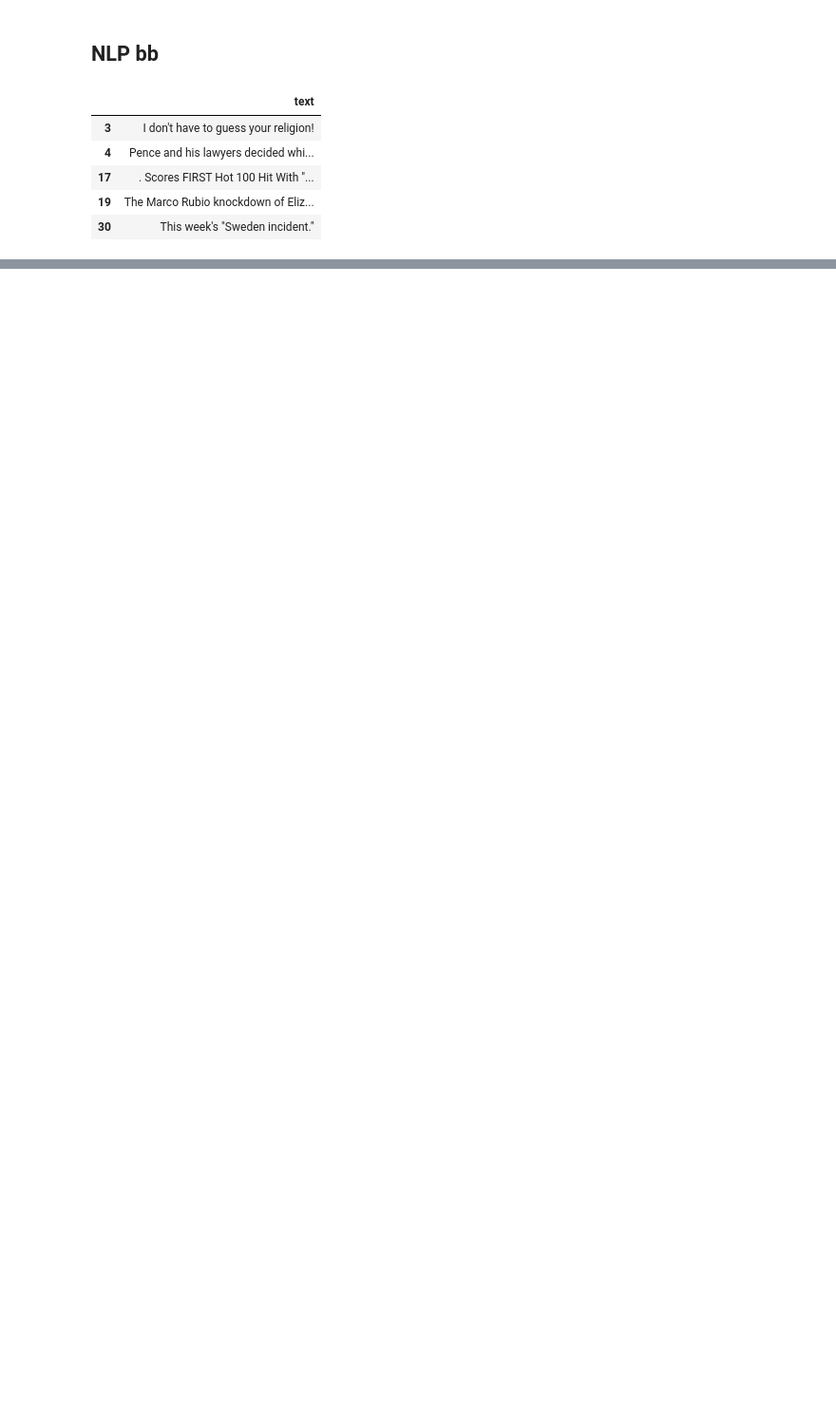
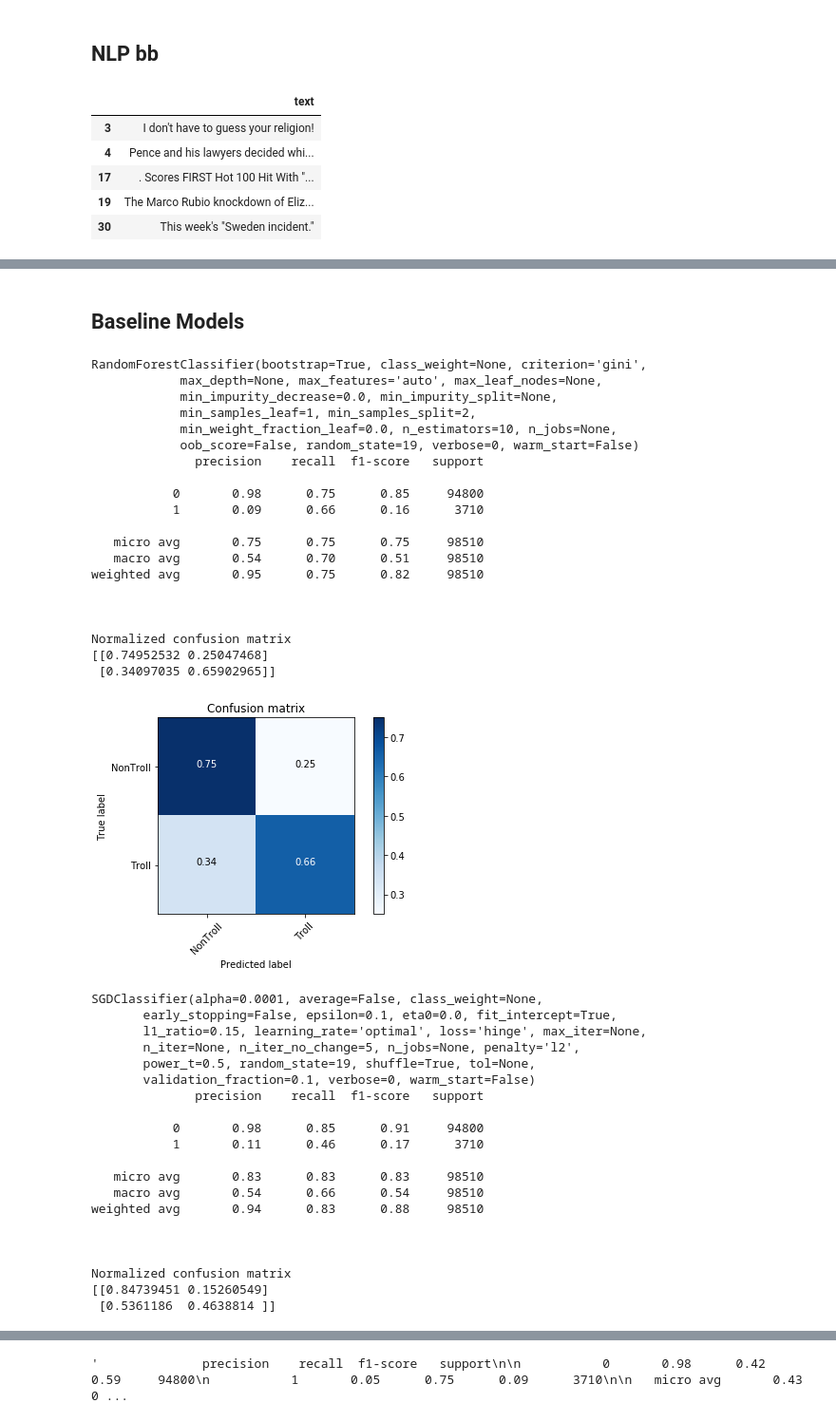
Before and after one commit to vanacorec/Mod3_Project, a Jupyter notebook: AggregateNotebook.ipynb, the cells around one changed output, grey strips where cells are left out. Shown at 95% size. Cells and saved outputs as stored; diff of their text form; code cells hidden in the pictures; blank space fills up the shorter version.

Commit message:
Add base models, model stacking and evaluation
Former-commit-id: f53e98bc5595a603683ef287d2254ac397ed1225

```diff
--- a/AggregateNotebook.ipynb
+++ b/AggregateNotebook.ipynb
@@ -177,7 +178,7 @@ df.tail()
 ## NLP bb
 # %%
 text = df[['text']]
-target = df[['target']]
+target = df['target']
 # %%
 text.head()
 # %% [output]
@@ -196,0 +207,57 @@ text_test=X_test[['text']]
+# %%
+feat_split=[feat_train,feat_test,y_train,y_test]
+text_split=[text_train,text_test,y_train,y_test]
+# %% [markdown]
+## Baseline Models
+# %%
+rf=RandomForestClassifier(random_state=19)
+sgd=SGDClassifier(random_state=19)
+nb=MultinomialNB()
+lr=LogisticRegression()
+models=[
+    rf,sgd,nb,lr
+]
+# %%
+russian_models.strut_models(models,feat_split)
+# %% [output]
+RandomForestClassifier(bootstrap=True, class_weight=None, criterion='gini',
+            max_depth=None, max_features='auto', max_leaf_nodes=None,
+            min_impurity_decrease=0.0, min_impurity_split=None,
+            min_samples_leaf=1, min_samples_split=2,
+            min_weight_fraction_leaf=0.0, n_estimators=10, n_jobs=None,
+            oob_score=False, random_state=19, verbose=0, warm_start=False)
+              precision    recall  f1-score   support
+
+           0       0.98      0.75      0.85     94800
+           1       0.09      0.66      0.16      3710
+
+   micro avg       0.75      0.75      0.75     98510
+   macro avg       0.54      0.70      0.51     98510
+weighted avg       0.95      0.75      0.82     98510
+
+
+
+Normalized confusion matrix
+[[0.74952532 0.25047468]
+ [0.34097035 0.65902965]]
+[figure, added]
+SGDClassifier(alpha=0.0001, average=False, class_weight=None,
+       early_stopping=False, epsilon=0.1, eta0=0.0, fit_intercept=True,
+       l1_ratio=0.15, learning_rate='optimal', loss='hinge', max_iter=None,
+       n_iter=None, n_iter_no_change=5, n_jobs=None, penalty='l2',
+       power_t=0.5, random_state=19, shuffle=True, tol=None,
+       validation_fraction=0.1, verbose=0, warm_start=False)
+              precision    recall  f1-score   support
+
+           0       0.98      0.85      0.91     94800
+           1       0.11      0.46      0.17      3710
+
+   micro avg       0.83      0.83      0.83     98510
+   macro avg       0.54      0.66      0.54     98510
+weighted avg       0.94      0.83      0.88     98510
+
+
+
+Normalized confusion matrix
+[[0.84739451 0.15260549]
+ [0.5361186  0.4638814 ]]
@@ -196,0 +300 @@ text_test=X_test[['text']]
+'              precision    recall  f1-score   support\n\n           0       0.98      0.42      0.59     94800\n           1       0.05      0.75      0.09      3710\n\n   micro avg       0.43      0 ...
```
Also changed, not shown: parts of 22 cells of this notebook, 4 other files.
